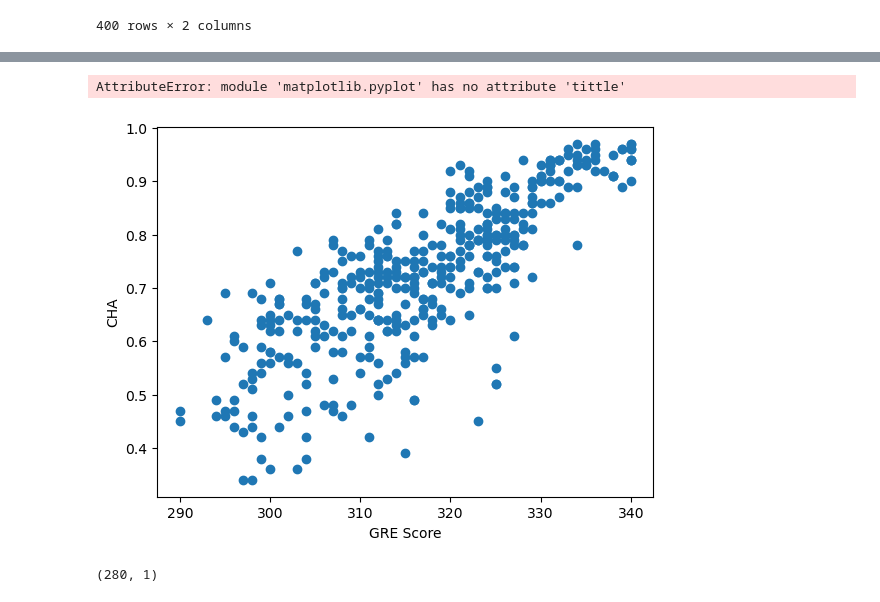
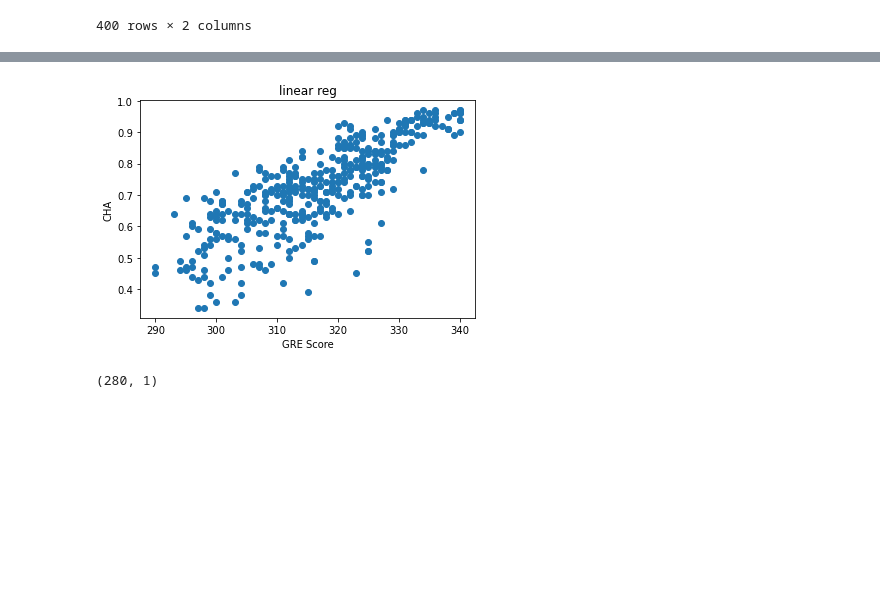
Before and after one commit to Sachinofficial526/ddd, a Jupyter notebook: linear recresion.ipynb, the cells around one changed output, grey strips where cells are left out. Cells and saved outputs as stored; diff of their text form; code cells hidden in the pictures; blank space fills up the shorter version.

```diff
--- a/linear recresion.ipynb
+++ b/linear recresion.ipynb
@@ -9,7 +9,7 @@ import matplotlib.pyplot as pt
 # %%
 %matplotlib inline
 # %%
-ds=pd.read_csv("C:\\Users\\aedpu\\OneDrive\\Documents\\sachin\\Admission_predict.csv")
+ds=pd.read_csv("C:\\Users\\Administrator\\Desktop\\Admission_predict.csv")
 # %%
 ds
 # %% [output]
@@ -114,12 +95,11 @@ array([[337],
 # %%
 pt.scatter(x,y)
 pt.xlabel('GRE Score')
 pt.ylabel('CHA')
-pt.tittle('linear reg')
+pt.title('linear reg')
 pt.show()
 # %% [output]
-AttributeError: module 'matplotlib.pyplot' has no attribute 'tittle'
-[figure, old version]
+[figure, new version]
 # %%
 from sklearn.model_selection import train_test_split
 # %%
```
Also changed, not shown: parts of 22 cells of this notebook.
